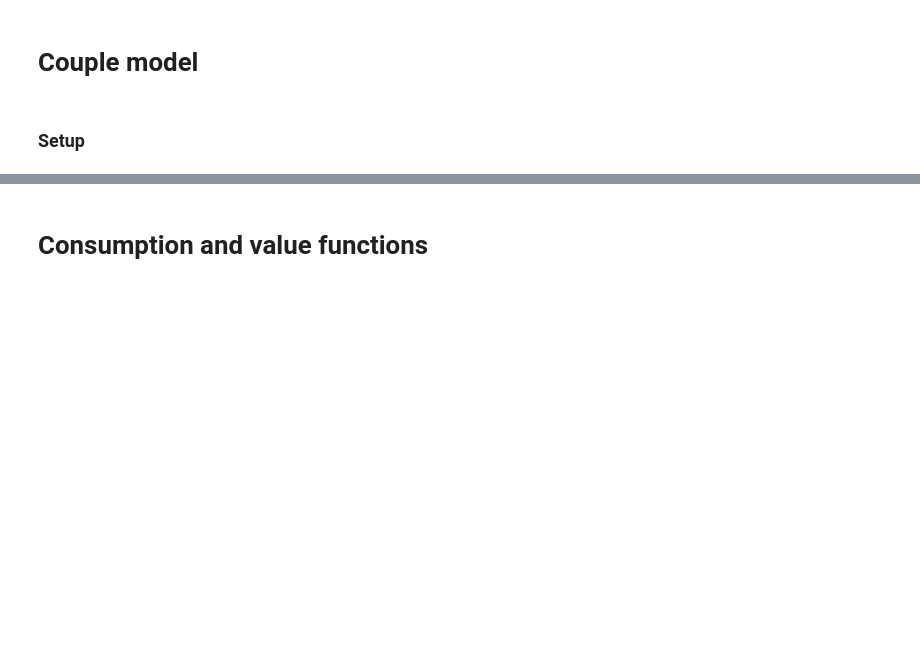
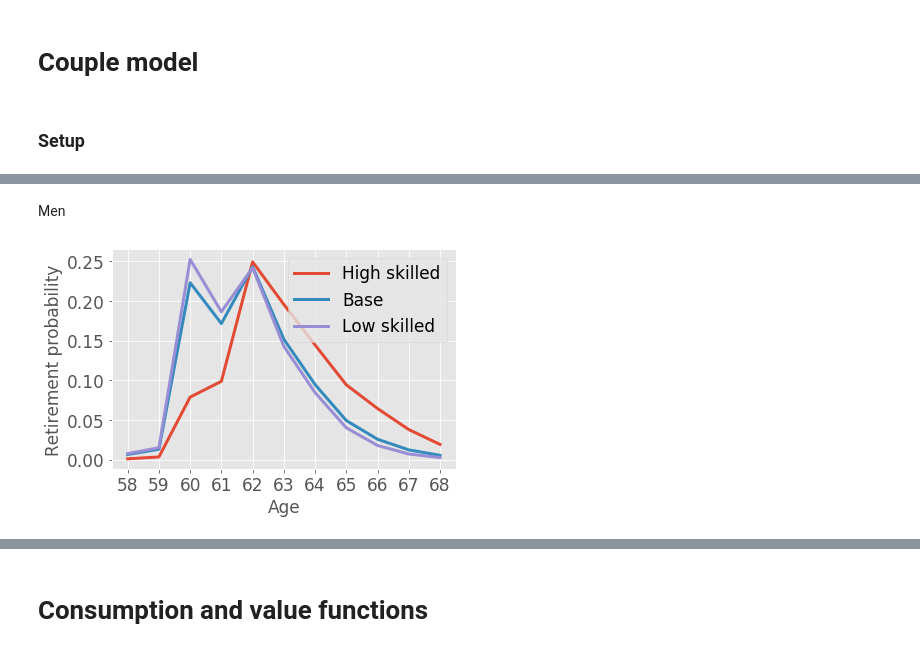
Before and after one commit to mathiassunesen/Speciale_retirement, a Jupyter notebook: Main/Couples.ipynb, the cells around one changed output, grey strips where cells are left out. Drawn from its saved outputs; the diff is of its cells as text; code cells hidden in the pictures; blank space fills up the shorter version.

```diff
--- a/Main/Couples.ipynb
+++ b/Main/Couples.ipynb
@@ -72,0 +66,10 @@ fig.savefig('figs/Model/Couple_ChoiceProb_Men.png')
+# %% [markdown]
+Men
+# %%
+G_hs = figs.retirement_probs_c(Couple,ma=1,ST_h=[1,3])
+G_base = figs.retirement_probs_c(Couple,ma=1)
+G_ls = figs.retirement_probs_c(Couple,ma=1,ST_h=[0,2])
+rename([G_hs,G_base,G_ls])
+figs.MyPlot([G_hs,G_base,G_ls],linewidth=3,save=False)
+# %% [output]
+[figure, added]
```
Also changed, not shown: parts of 28 cells of this notebook, 26 other files.
